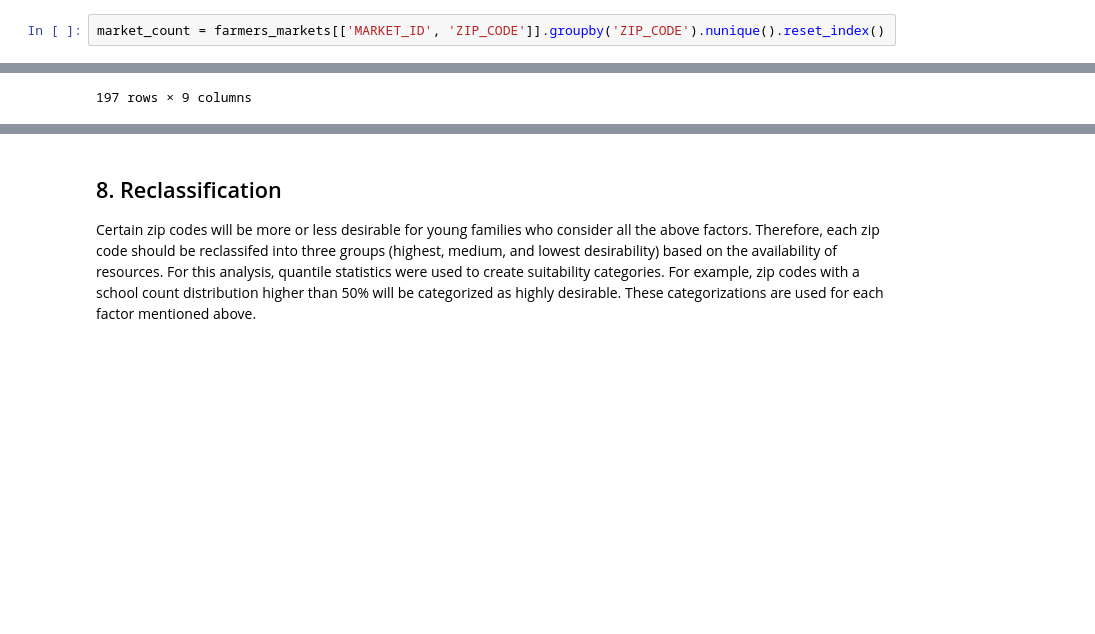
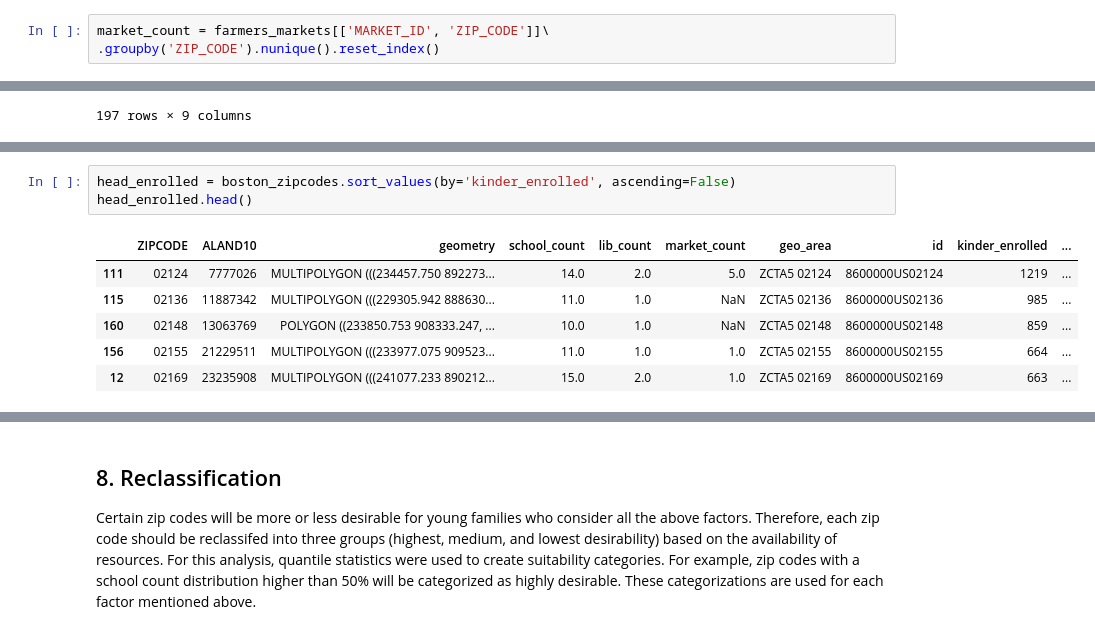
Before and after one commit to oreade01/UEP239_Final_Project, a Jupyter notebook: suitability.ipynb, the cells around one changed output, grey strips where cells are left out. Drawn from its saved outputs; the diff is of its cells as text; blank space fills up the shorter version.

```diff
--- a/suitability.ipynb
+++ b/suitability.ipynb
@@ -285,7 +311,8 @@ farmers_markets
 | 300 | 593.0 | Lee | Farmers Markets | West Park Street | Town Green in front of the First ... | Lee | 01238 | Saturday, 2:00 pm - 6:00 pm | May 23 to September 26 | 2015 | ... |
 301 rows × 18 columns
 # %%
-market_count = farmers_markets[['MARKET_ID', 'ZIP_CODE']].groupby('ZIP_CODE').nunique().reset_index()
+market_count = farmers_markets[['MARKET_ID', 'ZIP_CODE']]\
+.groupby('ZIP_CODE').nunique().reset_index()
 # %%
 market_count
 # %% [output]
@@ -441,3 +474,13 @@ cx.add_basemap(ax, source=cx.providers.Stamen.TonerLite, crs=boston_zipcodes.crs
 ax.set_axis_off()
 # %% [output]
 [figure]
+# %%
+head_enrolled = boston_zipcodes.sort_values(by='kinder_enrolled', ascending=False)
+head_enrolled.head()
+# %% [output]
+|  | ZIPCODE | ALAND10 | geometry | school_count | lib_count | market_count | geo_area | id | kinder_enrolled | ... |
+| 111 | 02124 | 7777026 | MULTIPOLYGON (((234457.750 892273... | 14.0 | 2.0 | 5.0 | ZCTA5 02124 | 8600000US02124 | 1219 | ... |
+| 115 | 02136 | 11887342 | MULTIPOLYGON (((229305.942 888630... | 11.0 | 1.0 | NaN | ZCTA5 02136 | 8600000US02136 | 985 | ... |
+| 160 | 02148 | 13063769 | POLYGON ((233850.753 908333.247, ... | 10.0 | 1.0 | NaN | ZCTA5 02148 | 8600000US02148 | 859 | ... |
+| 156 | 02155 | 21229511 | MULTIPOLYGON (((233977.075 909523... | 11.0 | 1.0 | 1.0 | ZCTA5 02155 | 8600000US02155 | 664 | ... |
+| 12 | 02169 | 23235908 | MULTIPOLYGON (((241077.233 890212... | 15.0 | 2.0 | 1.0 | ZCTA5 02169 | 8600000US02169 | 663 | ... |
```
Also changed, not shown: parts of 11 cells of this notebook.
